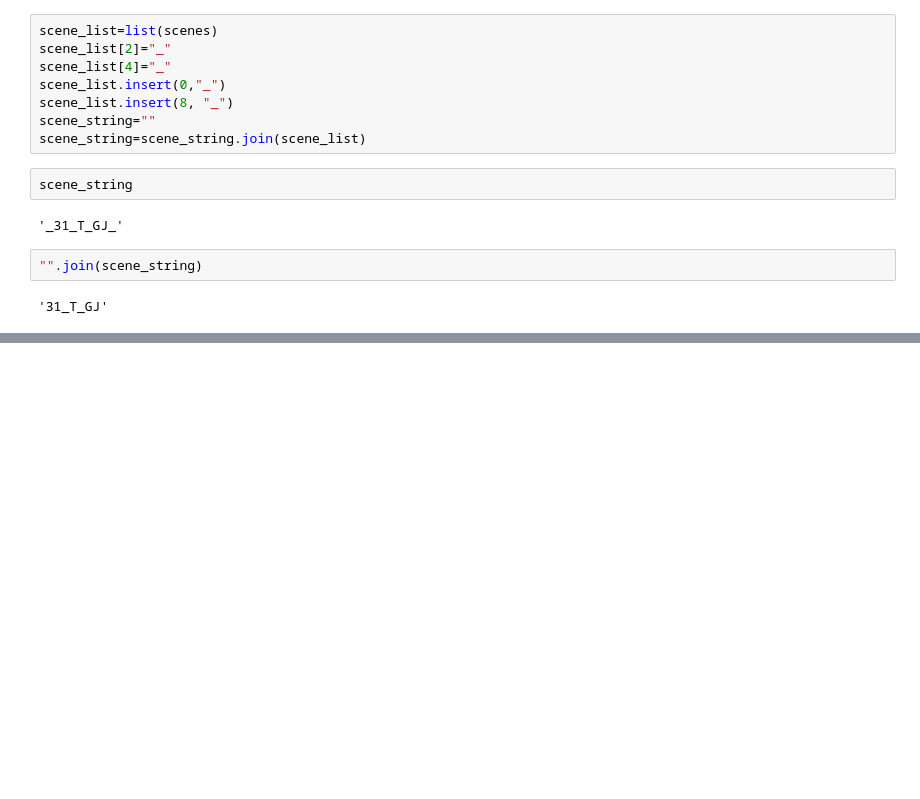
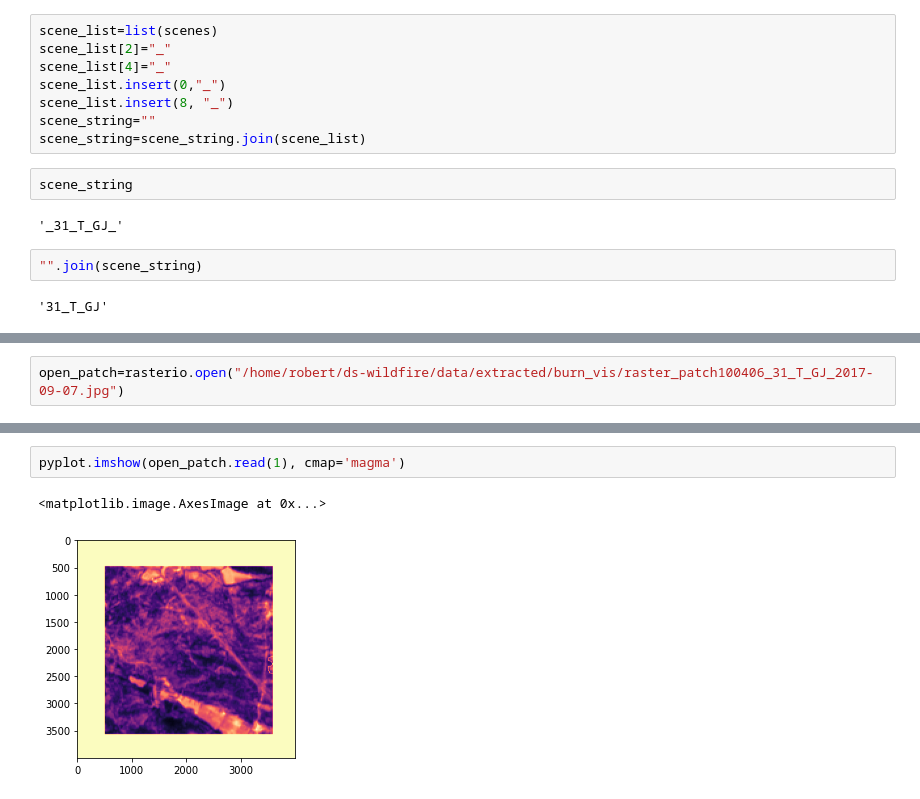
Before and after one commit to prhuppertz/Burned_Area_Detection, a Jupyter notebook: preparedata/extract_patches.ipynb, the cells around one changed output, grey strips where cells are left out. Saved outputs shown, nothing was run; the diff lists cells and outputs as text; blank space fills up the shorter version.

```diff
--- a/preparedata/extract_patches.ipynb
+++ b/preparedata/extract_patches.ipynb
@@ -158,0 +196,2 @@ scene_string
+# %%
+open_patch=rasterio.open("/home/robert/ds-wildfire/data/extracted/burn_vis/raster_patch100406_31_T_GJ_2017-09-07.jpg")
@@ -158,0 +214,5 @@ scene_string
+# %%
+pyplot.imshow(open_patch.read(1), cmap='magma')
+# %% [output]
+<matplotlib.image.AxesImage at 0x...>
+[figure, added]
```
Also changed, not shown: parts of 15 cells of this notebook, 2 other files.
